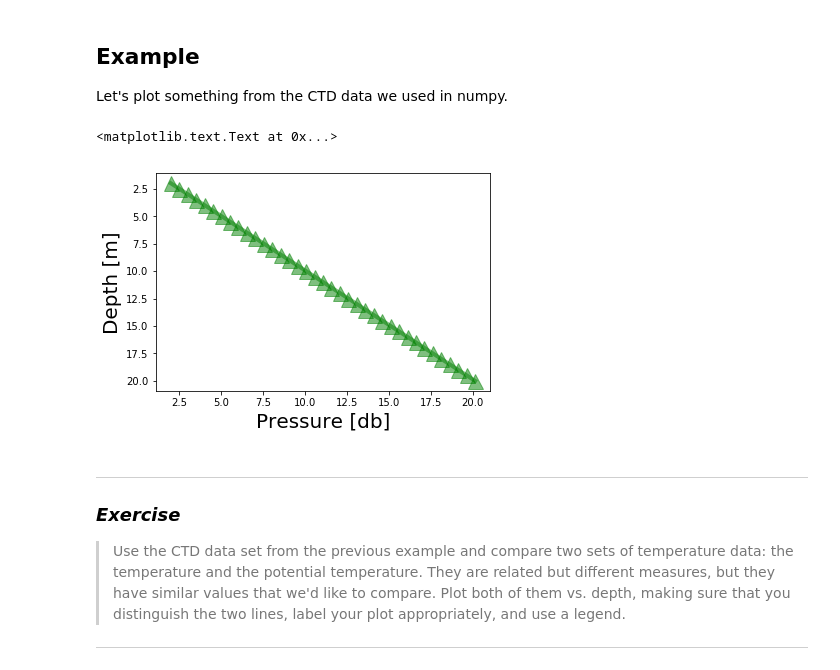
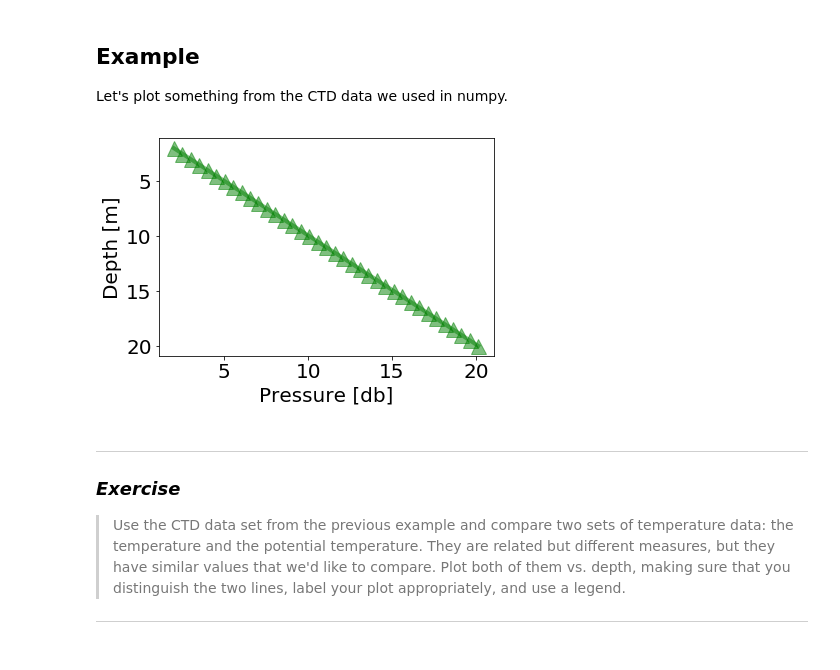
Before and after one commit to kthyng/python4geosciences, a Jupyter notebook: materials/3_matplotlib.ipynb, the cells around one changed output. Cells and saved outputs as stored; diff of their text form; code cells hidden in the pictures.

```diff
--- a/materials/3_matplotlib.ipynb
+++ b/materials/3_matplotlib.ipynb
@@ -447,20 +448,22 @@ Let's plot something from the CTD data we used in numpy.
 # %%
 data = np.loadtxt('../data/CTD.txt', comments='*')
 
 # set up figure
 fig = plt.figure()
 ax = fig.add_subplot(111)
 
 # plot data
 ax.plot(data[:,0], data[:,1], 'g-^', lw=4, ms=15, alpha=0.5)
 ax.invert_yaxis()  # since depth below sea level
 
 # labels
 ax.set_xlabel("Pressure [db]", fontsize=20)
 ax.set_ylabel("Depth [m]", fontsize=20)
+
+# change font size of tick labels
+ax.tick_params(labelsize=20)
 # %% [output]
-<matplotlib.text.Text at 0x...>
-[figure, old version]
+[figure, new version]
 # %% [markdown]
 ---
 ###  *Exercise*
```
Also changed, not shown: parts of 33 cells of this notebook.
